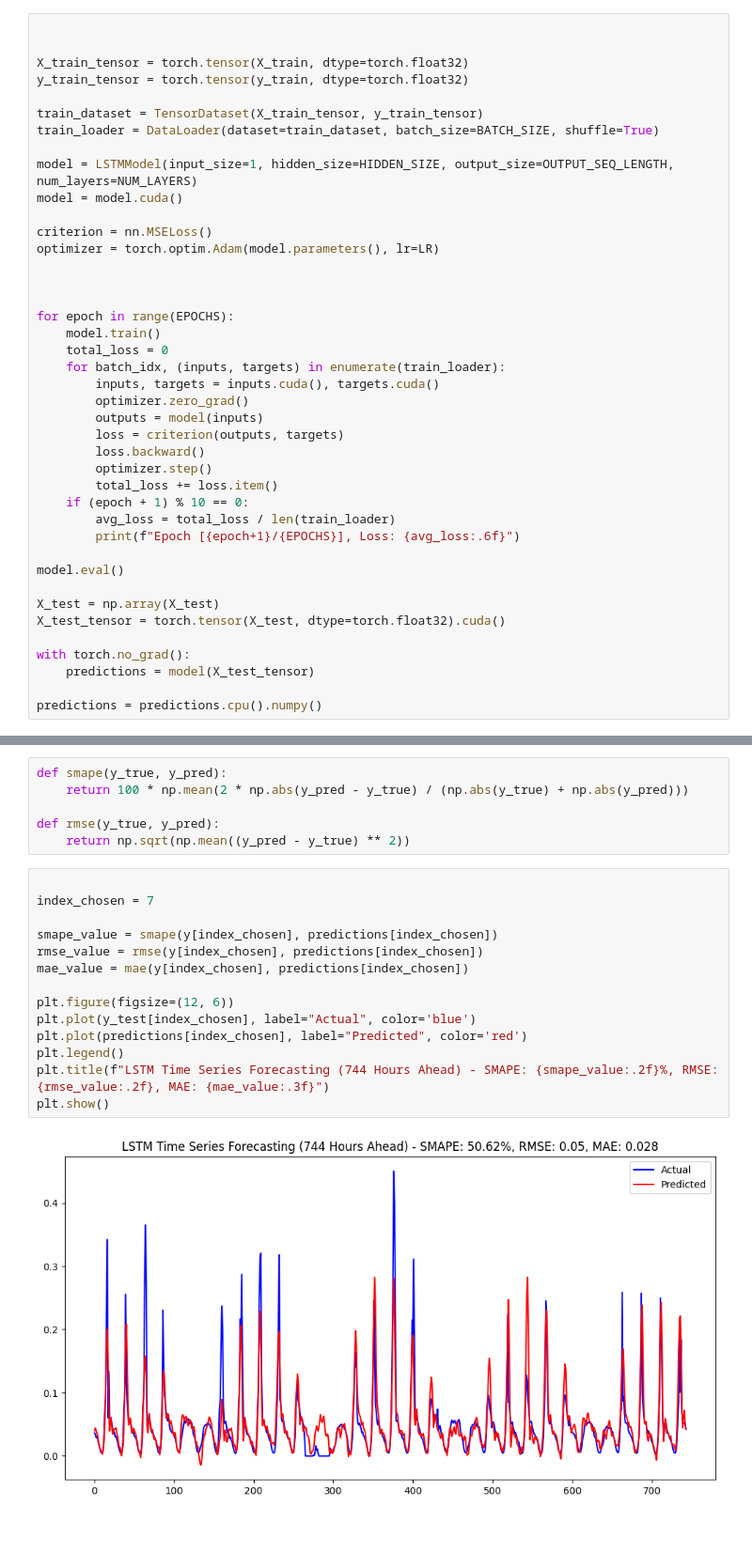
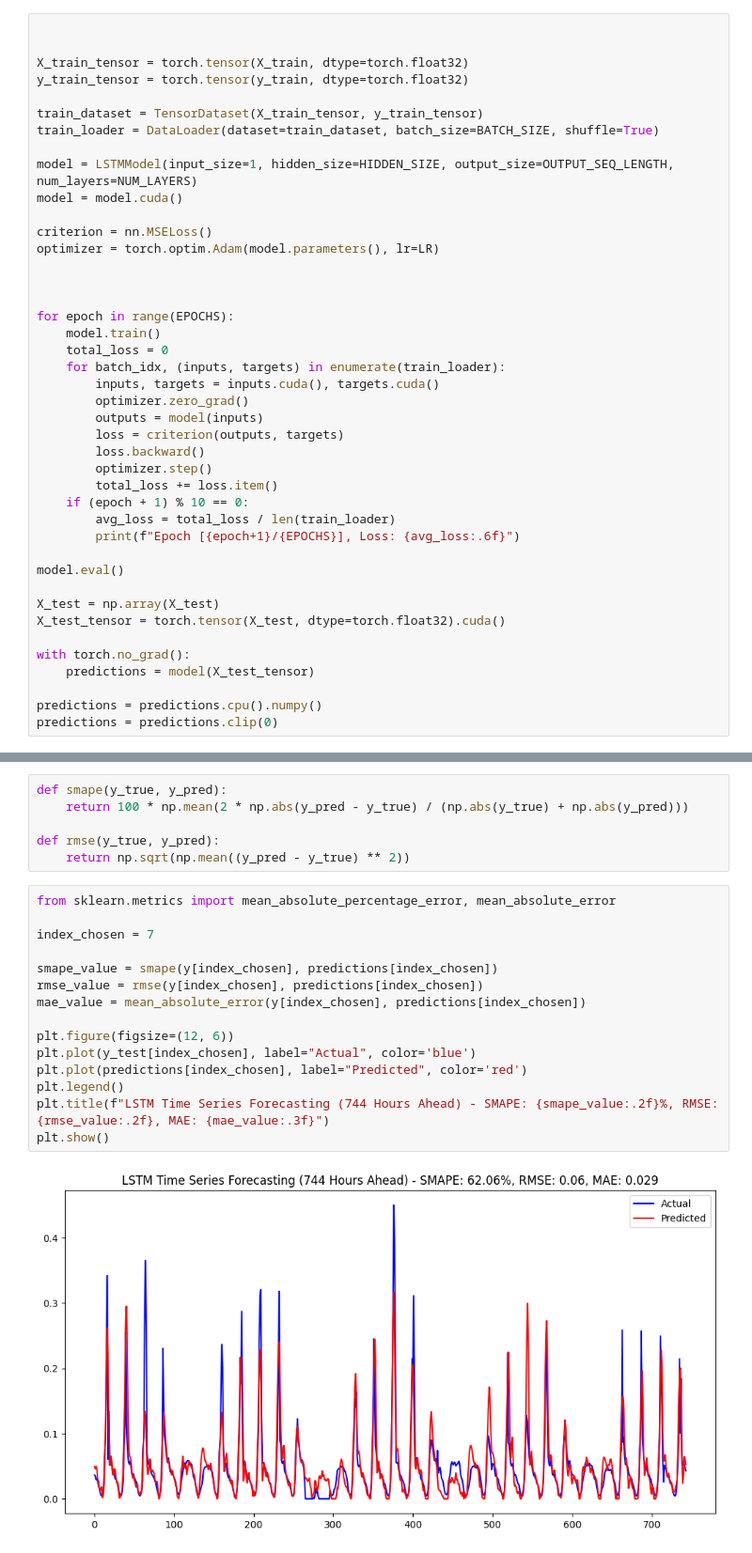
Before and after one commit to pavelhym/Bicocca_ts, a Jupyter notebook: deep_learning_model.ipynb, the cells around one changed output, grey strips where cells are left out. Shown at 94% size. Cells and saved outputs as stored; diff of their text form.

```diff
--- a/deep_learning_model.ipynb
+++ b/deep_learning_model.ipynb
@@ -520,4 +510,5 @@ with torch.no_grad():
     predictions = model(X_test_tensor)
 
 predictions = predictions.cpu().numpy()
+predictions = predictions.clip(0)
 # %% [output]
@@ -538,19 +529,20 @@ def smape(y_true, y_pred):
 def rmse(y_true, y_pred):
     return np.sqrt(np.mean((y_pred - y_true) ** 2))
 # %%
+from sklearn.metrics import mean_absolute_percentage_error, mean_absolute_error
 
 index_chosen = 7
 
 smape_value = smape(y[index_chosen], predictions[index_chosen])
 rmse_value = rmse(y[index_chosen], predictions[index_chosen])
-mae_value = mae(y[index_chosen], predictions[index_chosen])
+mae_value = mean_absolute_error(y[index_chosen], predictions[index_chosen])
 
 plt.figure(figsize=(12, 6))
 plt.plot(y_test[index_chosen], label="Actual", color='blue')
 plt.plot(predictions[index_chosen], label="Predicted", color='red')
 plt.legend()
 plt.title(f"LSTM Time Series Forecasting (744 Hours Ahead) - SMAPE: {smape_value:.2f}%, RMSE: {rmse_value:.2f}, MAE: {mae_value:.3f}")
 plt.show()
 # %% [output]
-[figure, old version]
+[figure, new version]
 # %%
```
Also changed, not shown: parts of 3 cells of this notebook, 5 other files.
